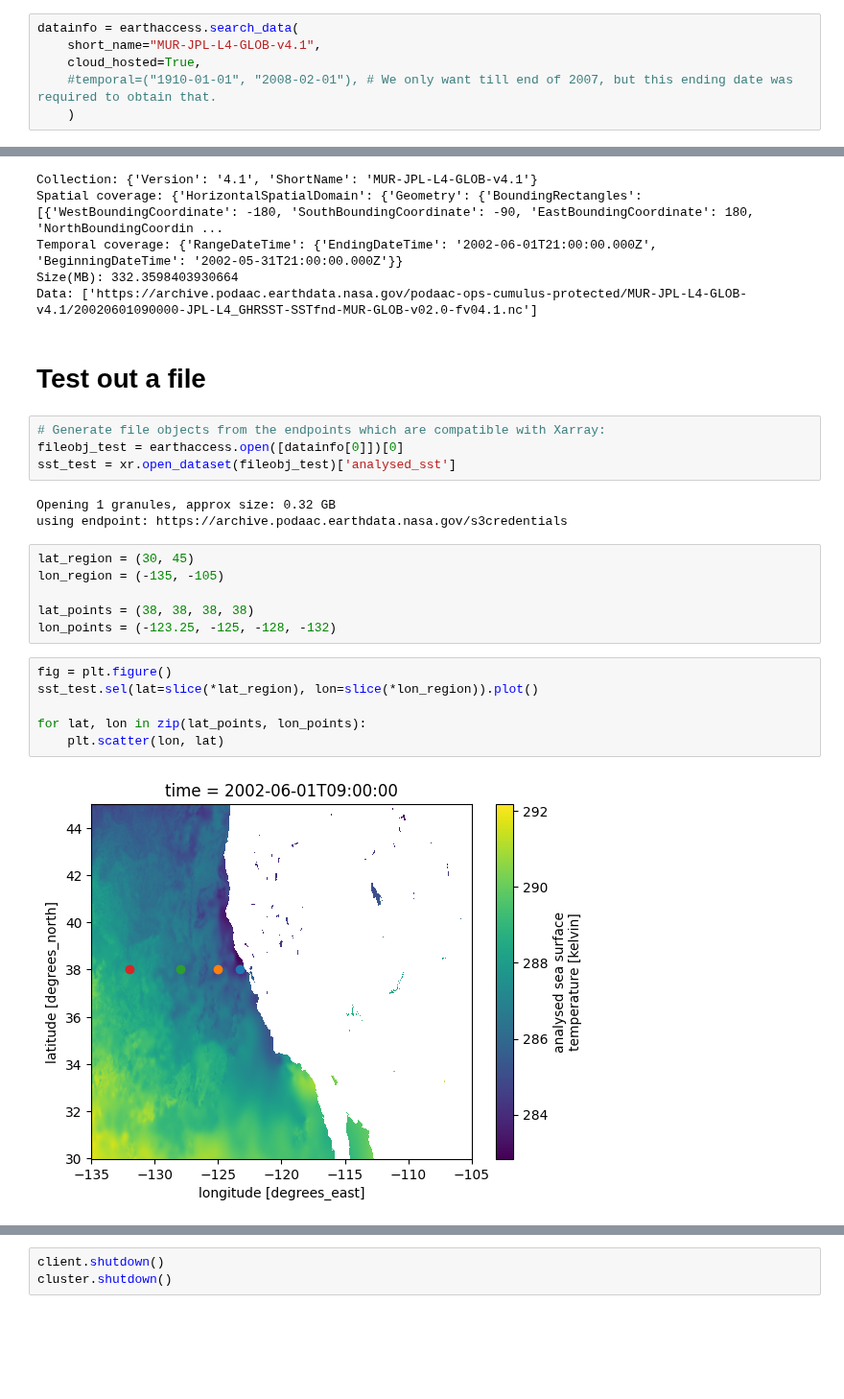
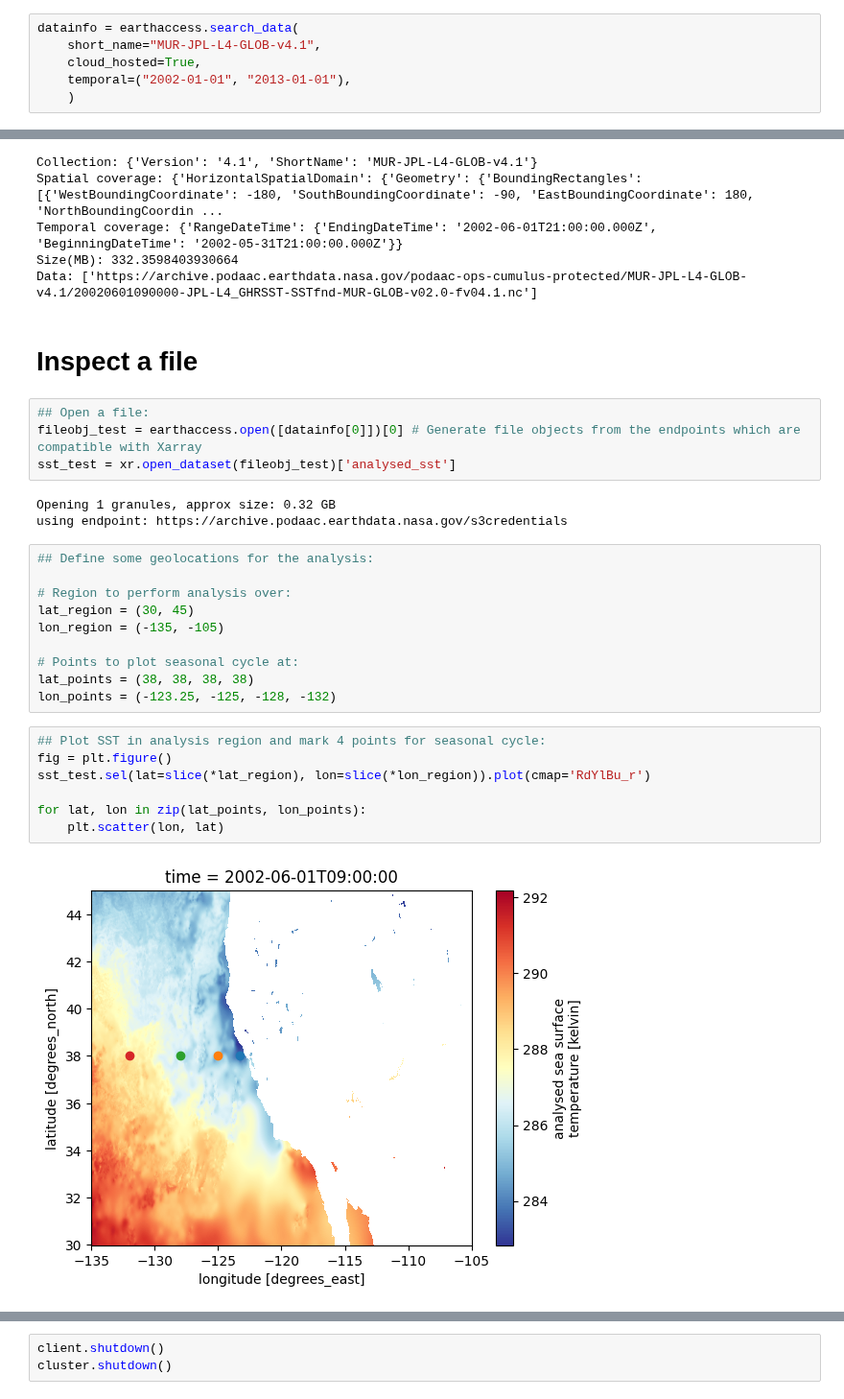
Before and after one commit to DeanHenze/cloud_earthdata, a Jupyter notebook: coiled/demos/coiled_cluster_demo.ipynb, the cells around one changed output, grey strips where cells are left out. Shown at 96% size. Cells and saved outputs as stored; diff of their text form; blank space fills up the shorter version.

```diff
--- a/coiled/demos/coiled_cluster_demo.ipynb
+++ b/coiled/demos/coiled_cluster_demo.ipynb
@@ -39,6 +41,6 @@ Enter your Earthdata password:  ········
 datainfo = earthaccess.search_data(
     short_name="MUR-JPL-L4-GLOB-v4.1",
     cloud_hosted=True,
-    #temporal=("1910-01-01", "2008-02-01"), # We only want till end of 2007, but this ending date was required to obtain that.
+    temporal=("2002-01-01", "2013-01-01"),
     )
 # %% [output]
@@ -52,26 +54,31 @@ Temporal coverage: {'RangeDateTime': {'EndingDateTime': '2002-06-01T21:00:00.000
 Size(MB): 332.3598403930664
 Data: ['https://archive.podaac.earthdata.nasa.gov/podaac-ops-cumulus-protected/MUR-JPL-L4-GLOB-v4.1/20020601090000-JPL-L4_GHRSST-SSTfnd-MUR-GLOB-v02.0-fv04.1.nc']
 # %% [markdown]
-# Test out a file
+# Inspect a file
 # %%
-# Generate file objects from the endpoints which are compatible with Xarray:
-fileobj_test = earthaccess.open([datainfo[0]])[0]
+## Open a file:
+fileobj_test = earthaccess.open([datainfo[0]])[0] # Generate file objects from the endpoints which are compatible with Xarray
 sst_test = xr.open_dataset(fileobj_test)['analysed_sst']
 # %% [output]
 Opening 1 granules, approx size: 0.32 GB
 using endpoint: https://archive.podaac.earthdata.nasa.gov/s3credentials
 # %%
+## Define some geolocations for the analysis:
+
+# Region to perform analysis over:
 lat_region = (30, 45)
 lon_region = (-135, -105)
 
+# Points to plot seasonal cycle at:
 lat_points = (38, 38, 38, 38)
 lon_points = (-123.25, -125, -128, -132)
 # %%
+## Plot SST in analysis region and mark 4 points for seasonal cycle:
 fig = plt.figure()
-sst_test.sel(lat=slice(*lat_region), lon=slice(*lon_region)).plot()
+sst_test.sel(lat=slice(*lat_region), lon=slice(*lon_region)).plot(cmap='RdYlBu_r')
 
 for lat, lon in zip(lat_points, lon_points):
     plt.scatter(lon, lat)
 # %% [output]
-[figure, old version]
+[figure, new version]
 # %% [markdown]
```
Also changed, not shown: parts of 17 cells of this notebook, 2 other files.
